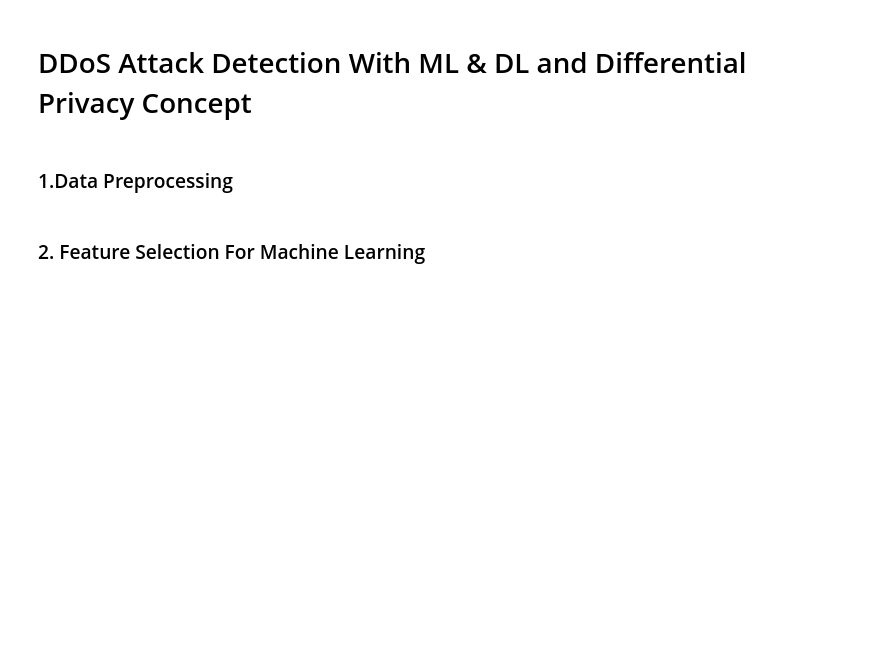
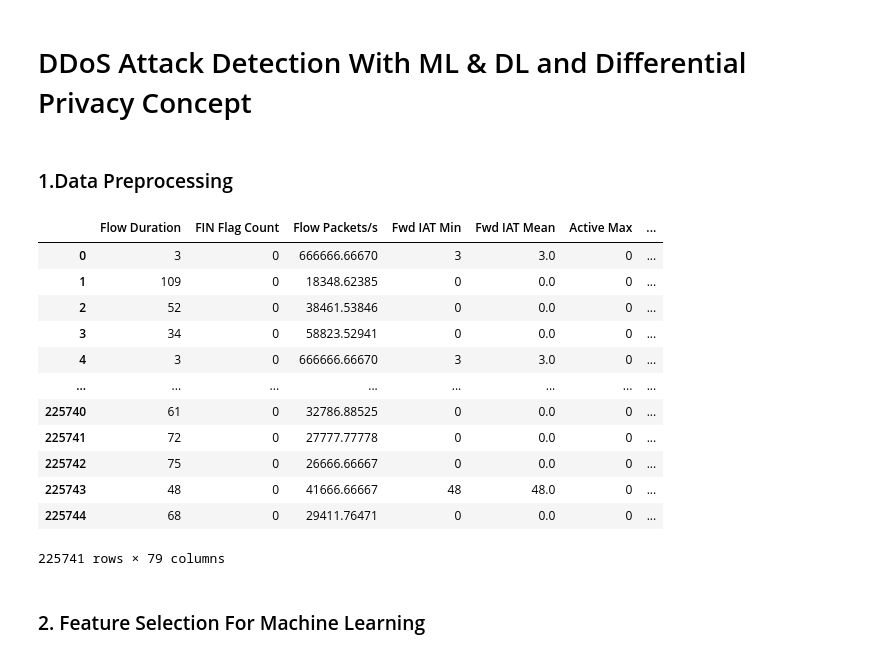
Before and after one commit to batuhanduyuler01/ddos-attack-detection, a Jupyter notebook: jupyter_notebooks/main_copy.ipynb, the cells around one changed output. Cells and saved outputs as stored; diff of their text form; code cells hidden in the pictures; blank space fills up the shorter version.

```diff
--- a/jupyter_notebooks/main_copy.ipynb
+++ b/jupyter_notebooks/main_copy.ipynb
@@ -33,6 +33,22 @@ fridayDataSet: pd.DataFrame = pd.read_csv(
     "../verisetleri/Friday-WorkingHours-Afternoon-DDos.pcap_ISCX.csv", low_memory=False)
 
 synDataset : pd.DataFrame = pd.read_csv("../verisetleri/01-12/Syn.csv", low_memory = False)
+# %%
+fridayDataSet
+# %% [output]
+|  | Flow Duration | FIN Flag Count | Flow Packets/s | Fwd IAT Min | Fwd IAT Mean | Active Max | ... |
+| 0 | 3 | 0 | 666666.66670 | 3 | 3.0 | 0 | ... |
+| 1 | 109 | 0 | 18348.62385 | 0 | 0.0 | 0 | ... |
+| 2 | 52 | 0 | 38461.53846 | 0 | 0.0 | 0 | ... |
+| 3 | 34 | 0 | 58823.52941 | 0 | 0.0 | 0 | ... |
+| 4 | 3 | 0 | 666666.66670 | 3 | 3.0 | 0 | ... |
+| ... | ... | ... | ... | ... | ... | ... | ... |
+| 225740 | 61 | 0 | 32786.88525 | 0 | 0.0 | 0 | ... |
+| 225741 | 72 | 0 | 27777.77778 | 0 | 0.0 | 0 | ... |
+| 225742 | 75 | 0 | 26666.66667 | 0 | 0.0 | 0 | ... |
+| 225743 | 48 | 0 | 41666.66667 | 48 | 48.0 | 0 | ... |
+| 225744 | 68 | 0 | 29411.76471 | 0 | 0.0 | 0 | ... |
+225741 rows × 79 columns
 # %%
 commonColumns = find_common_features(mondayDataset.columns, fridayDataSet.columns, synDataset.columns)
 mondayDataset = mondayDataset[commonColumns]
```
Also changed, not shown: parts of 20 cells of this notebook, 4 other files.
